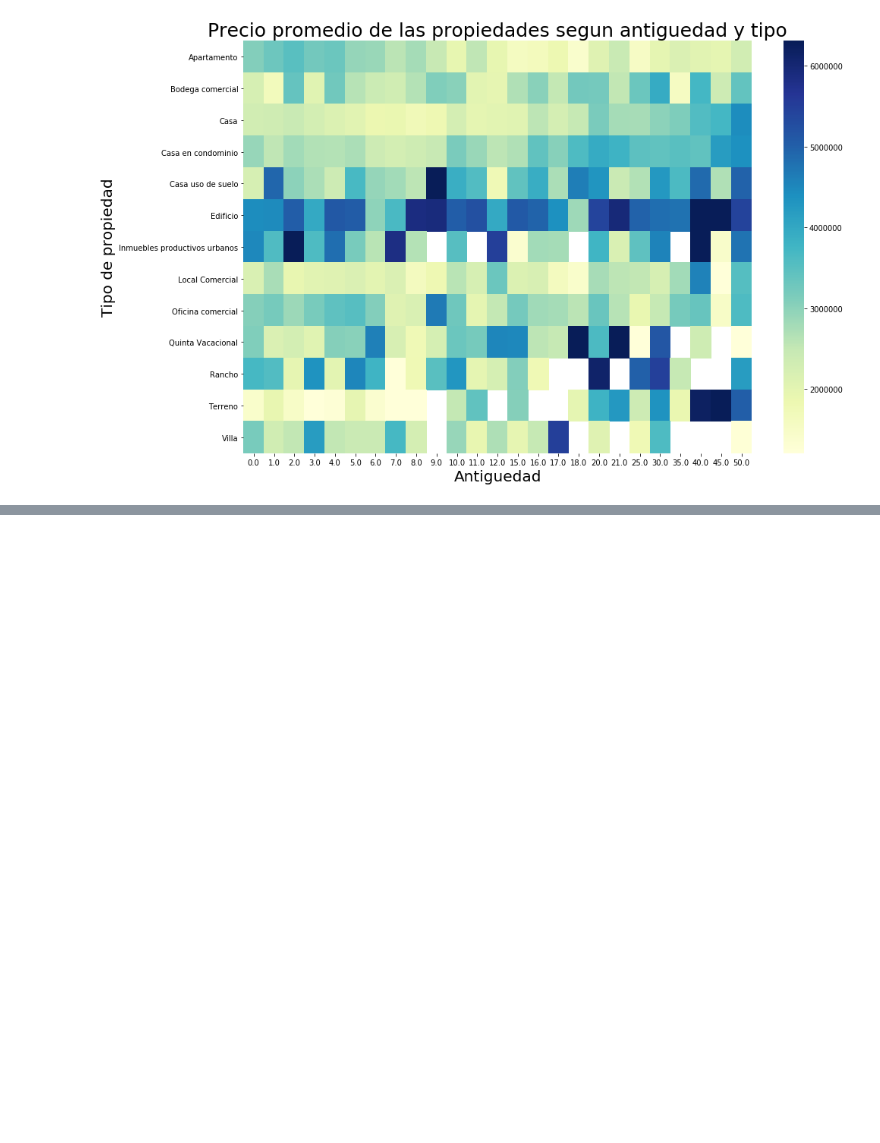
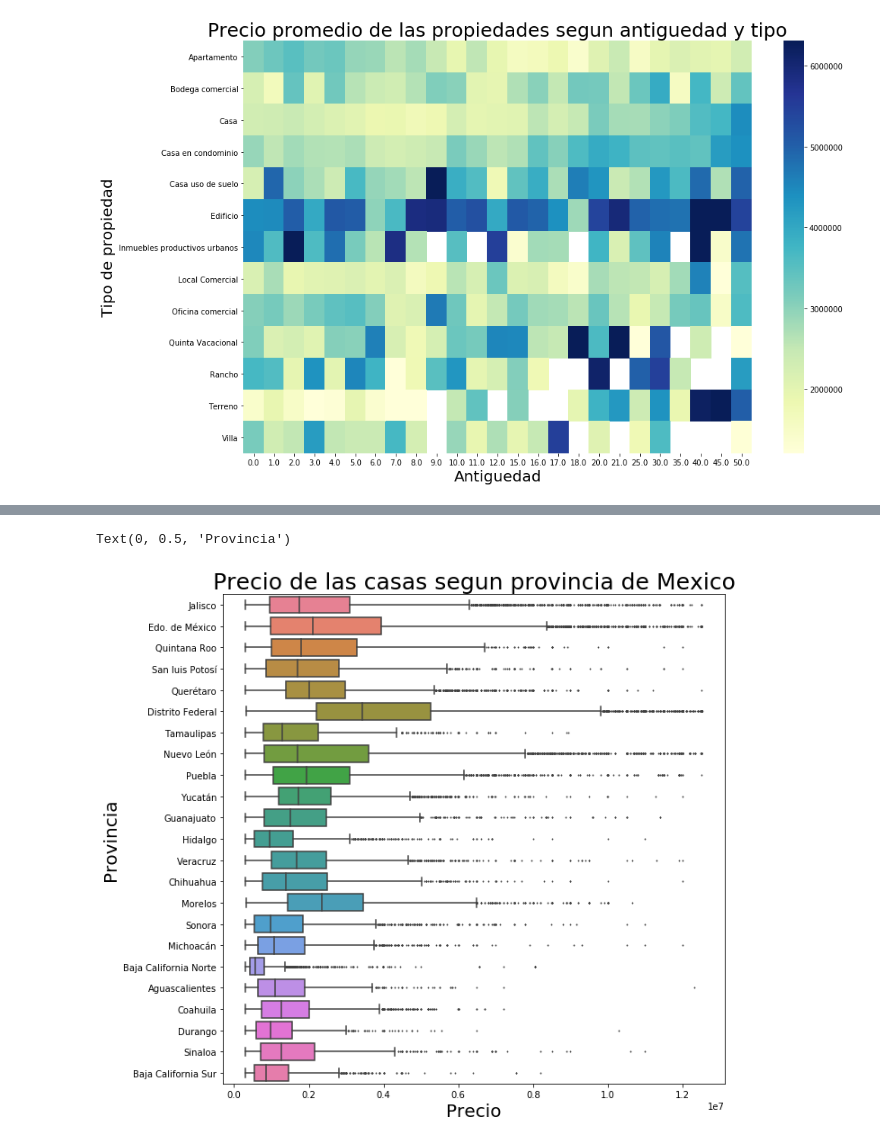
Before and after one commit to lorenzolgz/orgadatostp1, a Jupyter notebook: Analisis_basico.ipynb, the cells around one changed output, grey strips where cells are left out. Cells and saved outputs as stored; diff of their text form; code cells hidden in the pictures; blank space fills up the shorter version.

```diff
--- a/Analisis_basico.ipynb
+++ b/Analisis_basico.ipynb
@@ -474,0 +534,15 @@ Text(113.99999999999999, 0.5, 'Tipo de propiedad')
+# %%
+#ME quedo con las provincias con mas datos para analizar
+filtro_provincias=df_casas['provincia'].value_counts()>1000
+filtro_provincias=filtro_provincias[filtro_provincias]
+df_casas=df_casas[df_casas['provincia'].isin(filtro_provincias.index)]
+# %%
+plt.figure(figsize=(10,10))
+g = sns.boxplot(x="precio", y="provincia", data=df_casas, palette="husl",fliersize=1)
+g.set_title("Precio de las casas segun provincia de Mexico", fontsize=25)
+g.set_xlabel("Precio", fontsize=20)
+g.set_ylabel("Provincia", fontsize=20)
+#Parece haber un precio minimo para poder publicar y que las casas  mas costosas estan en DF
+# %% [output]
+Text(0, 0.5, 'Provincia')
+[figure, added]
```
Also changed, not shown: parts of 5 cells of this notebook.
